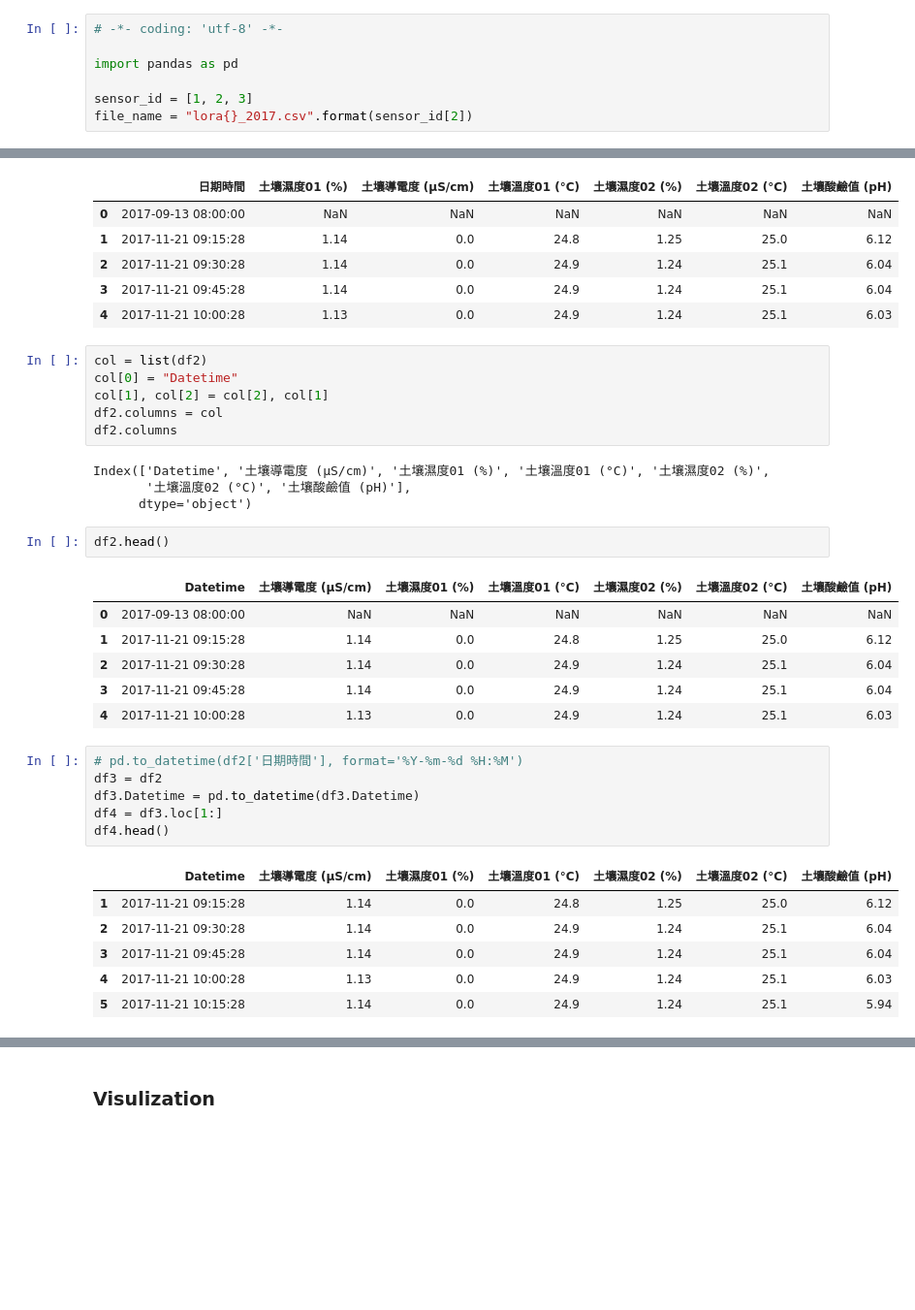
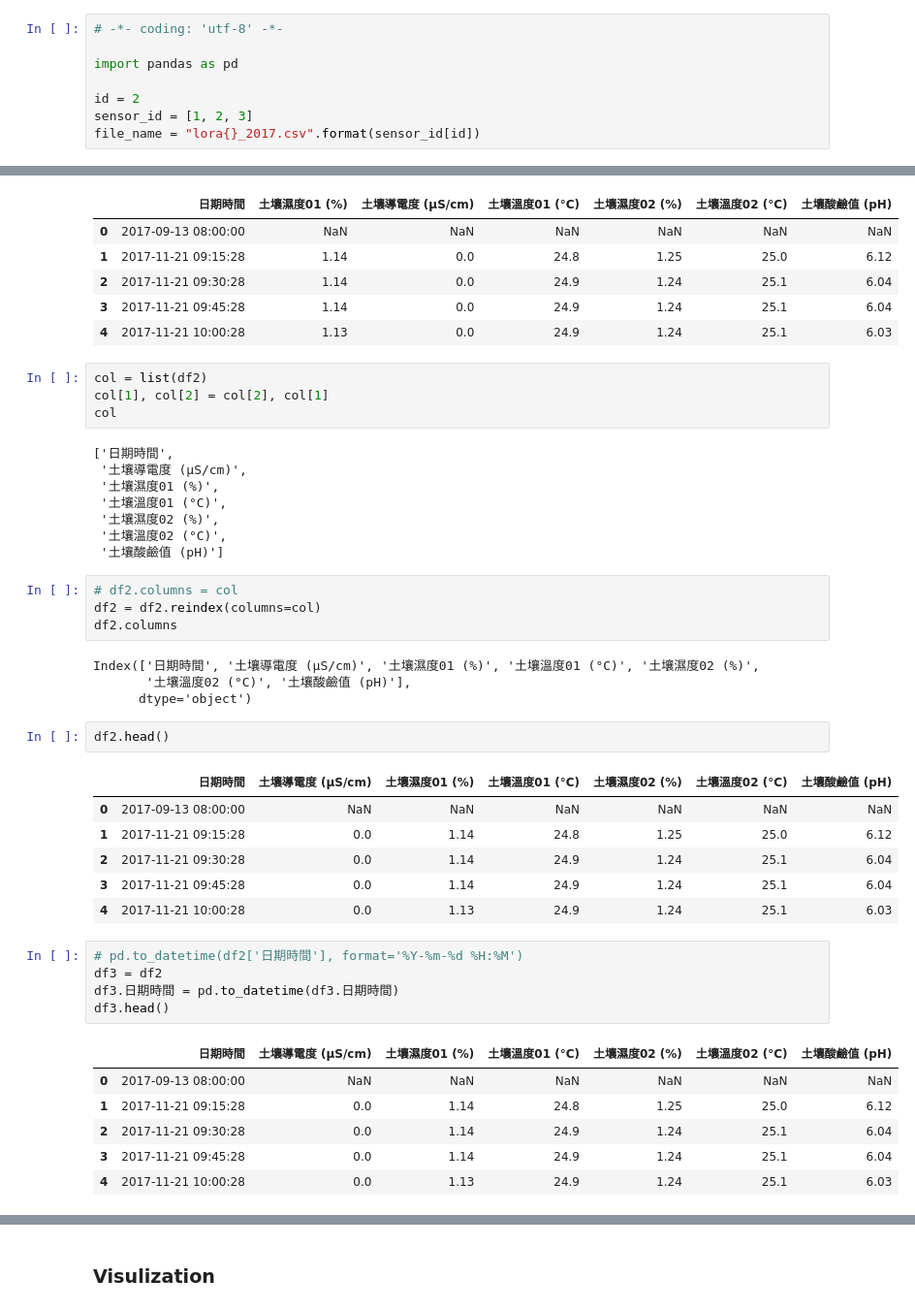
Before and after one commit to JohanWu/RedQuinoa, a Jupyter notebook: SensorData/SensorData_analysis.ipynb, the cells around one changed output, grey strips where cells are left out. Shown at 97% size. Saved outputs shown, nothing was run; the diff lists cells and outputs as text; blank space fills up the shorter version.

```diff
--- a/SensorData/SensorData_analysis.ipynb
+++ b/SensorData/SensorData_analysis.ipynb
@@ -3,8 +3,9 @@
 
 import pandas as pd
 
+id = 2
 sensor_id = [1, 2, 3]
-file_name = "lora{}_2017.csv".format(sensor_id[2])
+file_name = "lora{}_2017.csv".format(sensor_id[id])
 # %% [markdown]
 ### Data Preprocessing
 # %%
@@ -50,33 +51,42 @@ df2.head()
 | 4 | 2017-11-21 10:00:28 | 1.13 | 0.0 | 24.9 | 1.24 | 25.1 | 6.03 |
 # %%
 col = list(df2)
-col[0] = "Datetime"
 col[1], col[2] = col[2], col[1]
-df2.columns = col
-df2.columns
+col
 # %% [output]
-Index(['Datetime', '土壤導電度 (μS/cm)', '土壤濕度01 (%)', '土壤溫度01 (°C)', '土壤濕度02 (%)',
-       '土壤溫度02 (°C)', '土壤酸鹼值 (pH)'],
-      dtype='object')
+['日期時間',
+ '土壤導電度 (μS/cm)',
+ '土壤濕度01 (%)',
+ '土壤溫度01 (°C)',
+ '土壤濕度02 (%)',
+ '土壤溫度02 (°C)',
+ '土壤酸鹼值 (pH)']
+# %%
+# df2.columns = col
+df2 = df2.reindex(columns=col)
+df2.columns
+# %% [output]
+Index(['日期時間', '土壤導電度 (μS/cm)', '土壤濕度01 (%)', '土壤溫度01 (°C)', '土壤濕度02 (%)',
+       '土壤溫度02 (°C)', '土壤酸鹼值 (pH)'],
+      dtype='object')
 # %%
 df2.head()
 # %% [output]
-|  | Datetime | 土壤導電度 (μS/cm) | 土壤濕度01 (%) | 土壤溫度01 (°C) | 土壤濕度02 (%) | 土壤溫度02 (°C) | 土壤酸鹼值 (pH) |
+|  | 日期時間 | 土壤導電度 (μS/cm) | 土壤濕度01 (%) | 土壤溫度01 (°C) | 土壤濕度02 (%) | 土壤溫度02 (°C) | 土壤酸鹼值 (pH) |
 | 0 | 2017-09-13 08:00:00 | NaN | NaN | NaN | NaN | NaN | NaN |
-| 1 | 2017-11-21 09:15:28 | 1.14 | 0.0 | 24.8 | 1.25 | 25.0 | 6.12 |
-| 2 | 2017-11-21 09:30:28 | 1.14 | 0.0 | 24.9 | 1.24 | 25.1 | 6.04 |
-| 3 | 2017-11-21 09:45:28 | 1.14 | 0.0 | 24.9 | 1.24 | 25.1 | 6.04 |
-| 4 | 2017-11-21 10:00:28 | 1.13 | 0.0 | 24.9 | 1.24 | 25.1 | 6.03 |
+| 1 | 2017-11-21 09:15:28 | 0.0 | 1.14 | 24.8 | 1.25 | 25.0 | 6.12 |
+| 2 | 2017-11-21 09:30:28 | 0.0 | 1.14 | 24.9 | 1.24 | 25.1 | 6.04 |
+| 3 | 2017-11-21 09:45:28 | 0.0 | 1.14 | 24.9 | 1.24 | 25.1 | 6.04 |
+| 4 | 2017-11-21 10:00:28 | 0.0 | 1.13 | 24.9 | 1.24 | 25.1 | 6.03 |
 # %%
 # pd.to_datetime(df2['日期時間'], format='%Y-%m-%d %H:%M')
 df3 = df2
-df3.Datetime = pd.to_datetime(df3.Datetime)
-df4 = df3.loc[1:]
-df4.head()
+df3.日期時間 = pd.to_datetime(df3.日期時間)
+df3.head()
 # %% [output]
-|  | Datetime | 土壤導電度 (μS/cm) | 土壤濕度01 (%) | 土壤溫度01 (°C) | 土壤濕度02 (%) | 土壤溫度02 (°C) | 土壤酸鹼值 (pH) |
-| 1 | 2017-11-21 09:15:28 | 1.14 | 0.0 | 24.8 | 1.25 | 25.0 | 6.12 |
-| 2 | 2017-11-21 09:30:28 | 1.14 | 0.0 | 24.9 | 1.24 | 25.1 | 6.04 |
-| 3 | 2017-11-21 09:45:28 | 1.14 | 0.0 | 24.9 | 1.24 | 25.1 | 6.04 |
-| 4 | 2017-11-21 10:00:28 | 1.13 | 0.0 | 24.9 | 1.24 | 25.1 | 6.03 |
-| 5 | 2017-11-21 10:15:28 | 1.14 | 0.0 | 24.9 | 1.24 | 25.1 | 5.94 |
+|  | 日期時間 | 土壤導電度 (μS/cm) | 土壤濕度01 (%) | 土壤溫度01 (°C) | 土壤濕度02 (%) | 土壤溫度02 (°C) | 土壤酸鹼值 (pH) |
+| 0 | 2017-09-13 08:00:00 | NaN | NaN | NaN | NaN | NaN | NaN |
+| 1 | 2017-11-21 09:15:28 | 0.0 | 1.14 | 24.8 | 1.25 | 25.0 | 6.12 |
+| 2 | 2017-11-21 09:30:28 | 0.0 | 1.14 | 24.9 | 1.24 | 25.1 | 6.04 |
+| 3 | 2017-11-21 09:45:28 | 0.0 | 1.14 | 24.9 | 1.24 | 25.1 | 6.04 |
+| 4 | 2017-11-21 10:00:28 | 0.0 | 1.13 | 24.9 | 1.24 | 25.1 | 6.03 |
```
Also changed, not shown: parts of 7 cells of this notebook, 3 other files.
